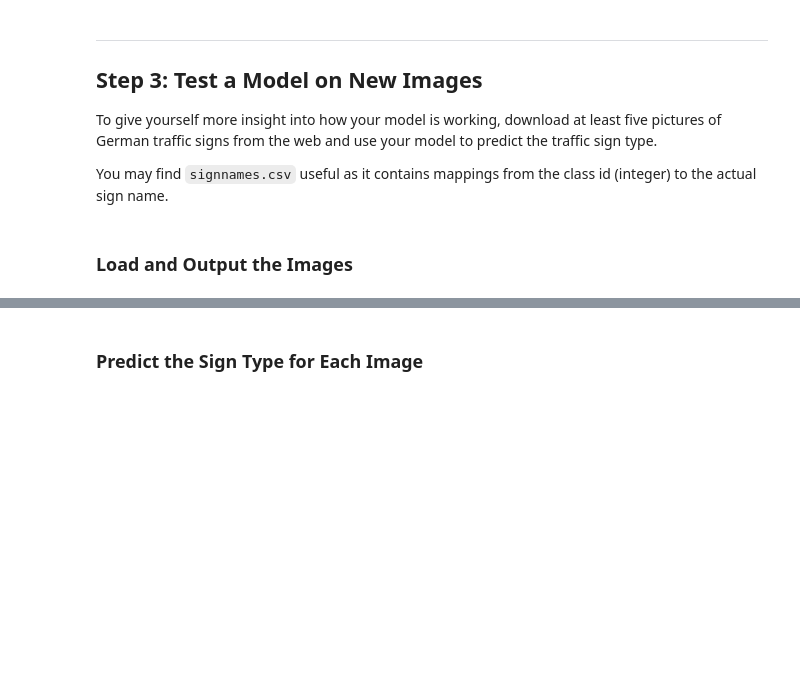
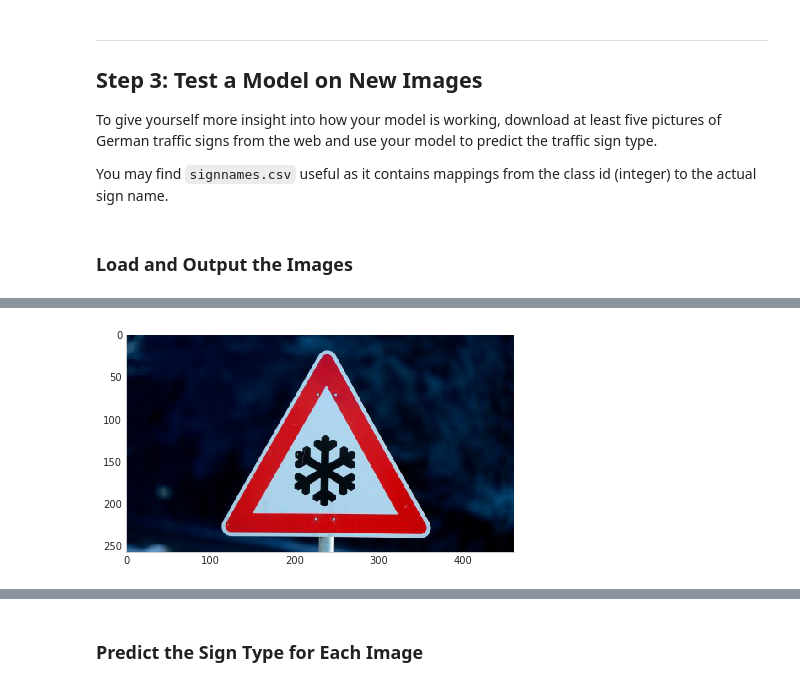
Before and after one commit to udapy/CarND-Traffic-Sign-Classifier-Project, a Jupyter notebook: Traffic_Sign_Classifier.ipynb, the cells around one changed output, grey strips where cells are left out. Saved outputs shown, nothing was run; the diff lists cells and outputs as text; code cells hidden in the pictures; blank space fills up the shorter version.

```diff
--- a/Traffic_Sign_Classifier.ipynb
+++ b/Traffic_Sign_Classifier.ipynb
@@ -692,0 +739,5 @@ You may find `signnames.csv` useful as it contains mappings from the class id (i
+# %%
+sign_snow = read_test_image('snow.jpg')
+imshow(sign_snow)
+# %% [output]
+[figure, added]
```
Also changed, not shown: parts of 46 cells of this notebook, 18 other files.
